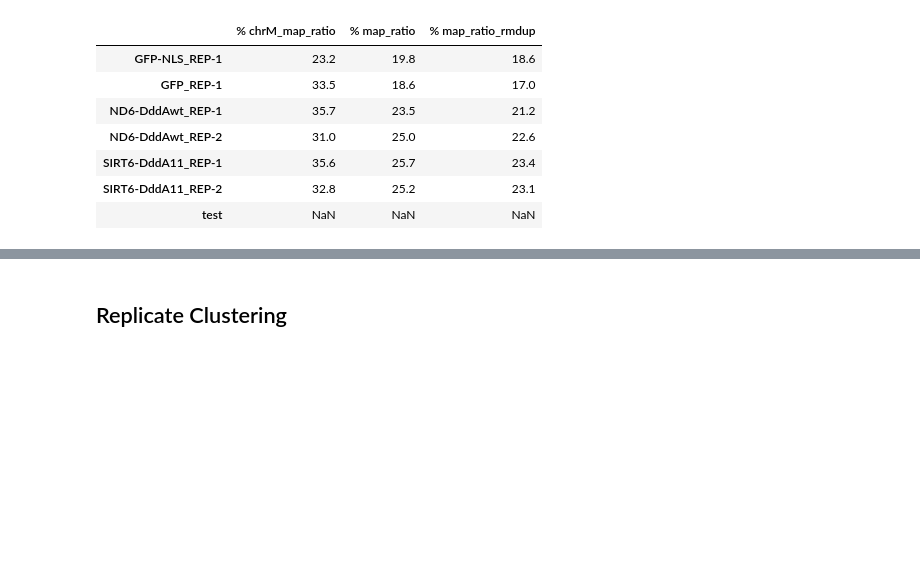
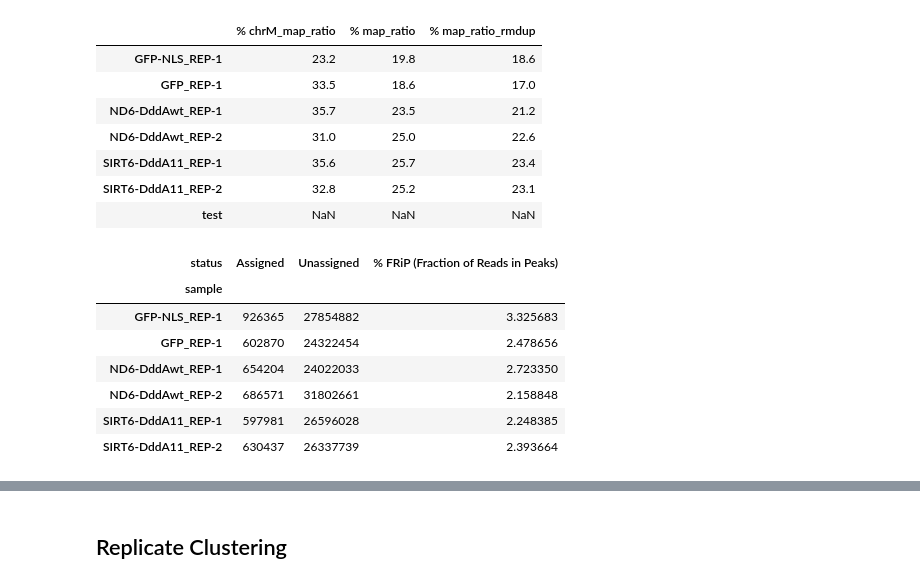
Before and after one commit to hermanzhaozzzz/snakepipes_ATAC-seq, a Jupyter notebook: step.03.MappingQC_and_ATAC-seq_QC.ipynb, the cells around one changed output, grey strips where cells are left out. Cells and saved outputs as stored; diff of their text form; code cells hidden in the pictures; blank space fills up the shorter version.

Commit message:
update peak calling protocol and ATAC-seq QCs

```diff
--- a/step.03.MappingQC_and_ATAC-seq_QC.ipynb
+++ b/step.03.MappingQC_and_ATAC-seq_QC.ipynb
@@ -232,3 +239,23 @@ df_qc2[['% chrM_map_ratio', '% map_ratio', '% map_ratio_rmdup']]
 | SIRT6-DddA11_REP-1 | 35.6 | 25.7 | 23.4 |
 | SIRT6-DddA11_REP-2 | 32.8 | 25.2 | 23.1 |
 | test | NaN | NaN | NaN |
+# %%
+df_reads_summary = pd.read_csv('../peak_calling/overlapped_peaks.counts.summary_all.tsv.gz', sep='\t')
+df_reads_summary.columns = ['sample', 'status', 'counts']
+df_reads_summary['sample'] = df_reads_summary['sample'].str.replace('ATACSeq_', '')
+df_reads_summary = df_reads_summary[df_reads_summary['counts'].map(lambda x: x.isdecimal())].copy()
+df_reads_summary['counts'] = df_reads_summary['counts'].astype(int)
+df_reads_summary.loc[lambda df: df['status'].str.contains('Unassigned'), 'status'] = 'Unassigned'
+df_reads_summary = df_reads_summary.groupby(['sample', 'status']).sum().reset_index()
+df_reads_summary = df_reads_summary.pivot(columns='status', index='sample', values='counts')
+df_reads_summary['% FRiP (Fraction of Reads in Peaks)'] = df_reads_summary['Assigned'] / df_reads_summary['Unassigned'] * 100
+df_reads_summary
+# %% [output]
+| status | Assigned | Unassigned | % FRiP (Fraction of Reads in Peaks) |
+| sample |  |  |  |
+| GFP-NLS_REP-1 | 926365 | 27854882 | 3.325683 |
+| GFP_REP-1 | 602870 | 24322454 | 2.478656 |
+| ND6-DddAwt_REP-1 | 654204 | 24022033 | 2.723350 |
+| ND6-DddAwt_REP-2 | 686571 | 31802661 | 2.158848 |
+| SIRT6-DddA11_REP-1 | 597981 | 26596028 | 2.248385 |
+| SIRT6-DddA11_REP-2 | 630437 | 26337739 | 2.393664 |
```
Also changed, not shown: parts of 4 cells of this notebook, 1 other file.
